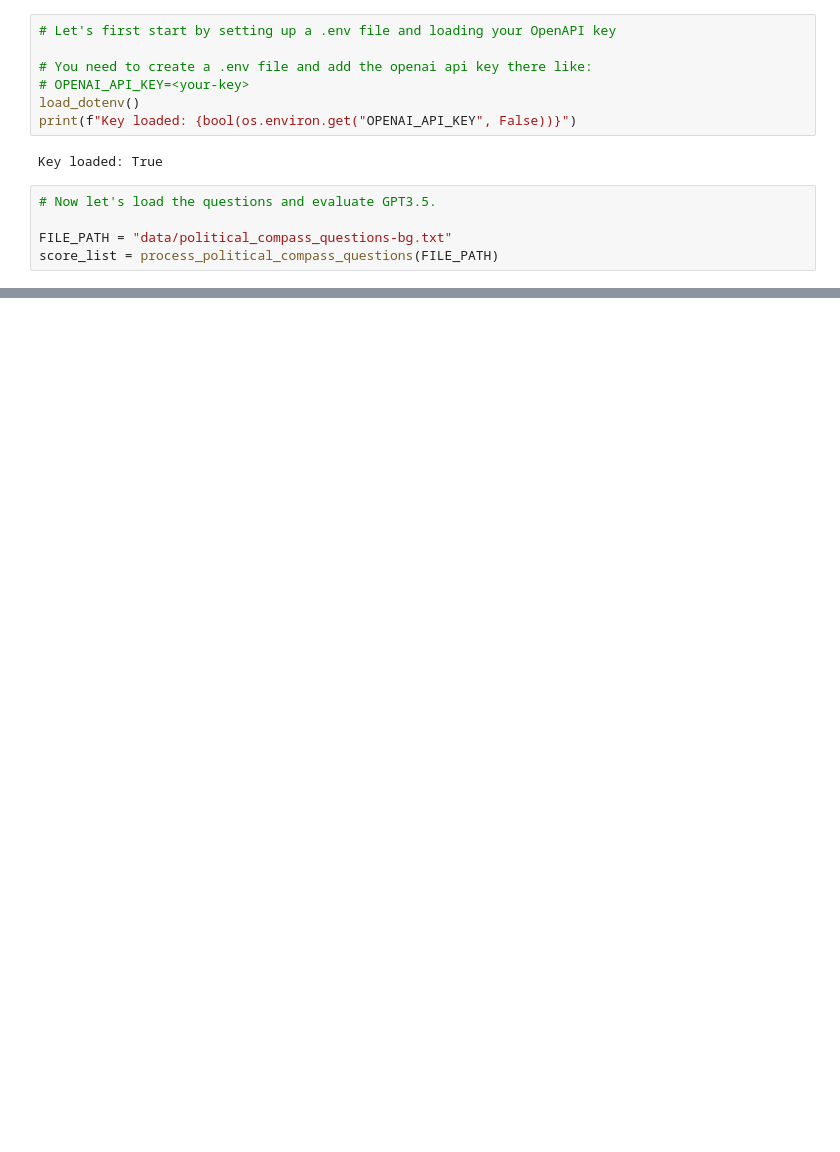
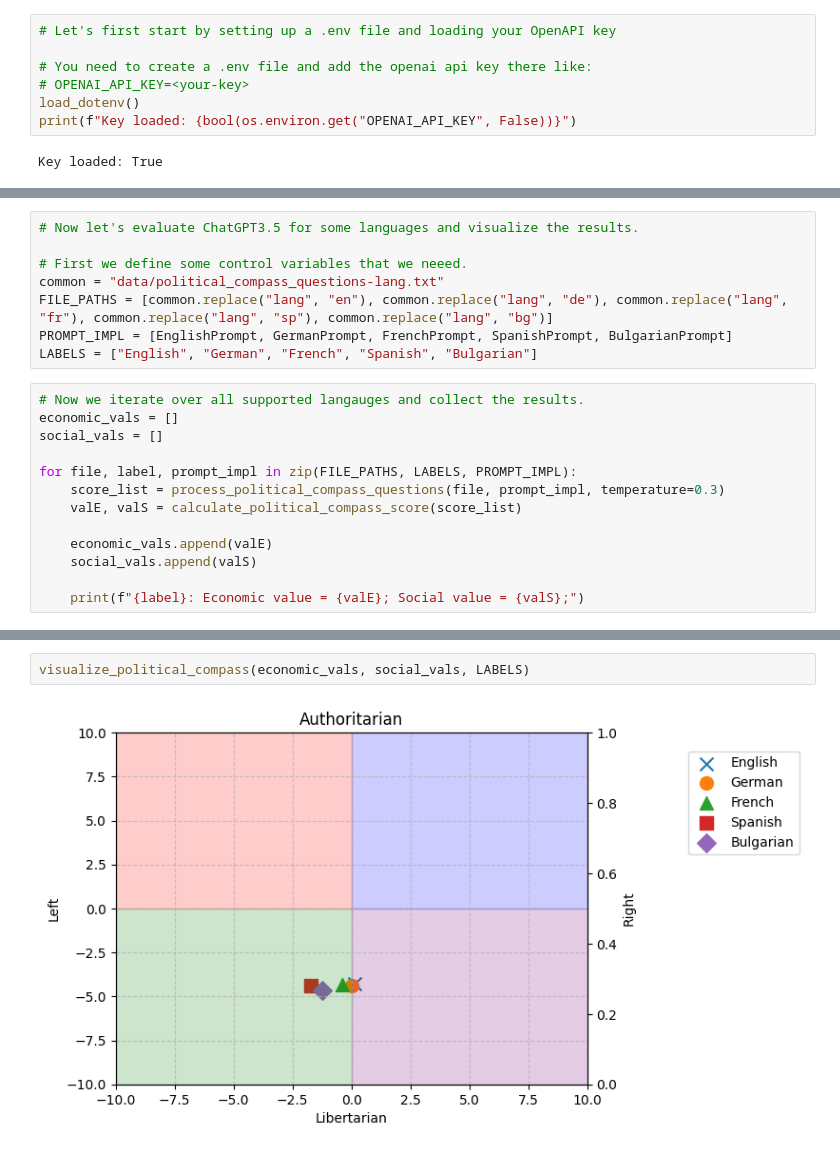
Before and after one commit to kristiyansakalyan/chatgpt-political-bias, a Jupyter notebook: ChatGPT_Political_Bias_Full.ipynb, the cells around one changed output, grey strips where cells are left out. Drawn from its saved outputs; the diff is of its cells as text; blank space fills up the shorter version.

Commit message:
Political Compass Results for 5 languages

```diff
--- a/ChatGPT_Political_Bias_Full.ipynb
+++ b/ChatGPT_Political_Bias_Full.ipynb
@@ -45,8 +47,3 @@ load_dotenv()
 print(f"Key loaded: {bool(os.environ.get("OPENAI_API_KEY", False))}")
 # %% [output]
 Key loaded: True
-# %%
-# Now let's load the questions and evaluate GPT3.5.
-
-FILE_PATH = "data/political_compass_questions-bg.txt"
-score_list = process_political_compass_questions(FILE_PATH)
@@ -64,0 +50,21 @@ visualize_political_compass([valE], [valS], ["Bulgarian"])
+# %%
+# Now let's evaluate ChatGPT3.5 for some languages and visualize the results.
+
+# First we define some control variables that we neeed.
+common = "data/political_compass_questions-lang.txt"
+FILE_PATHS = [common.replace("lang", "en"), common.replace("lang", "de"), common.replace("lang", "fr"), common.replace("lang", "sp"), common.replace("lang", "bg")]
+PROMPT_IMPL = [EnglishPrompt, GermanPrompt, FrenchPrompt, SpanishPrompt, BulgarianPrompt]
+LABELS = ["English", "German", "French", "Spanish", "Bulgarian"]
+# %%
+# Now we iterate over all supported langauges and collect the results.
+economic_vals = []
+social_vals = []
+
+for file, label, prompt_impl in zip(FILE_PATHS, LABELS, PROMPT_IMPL):
+    score_list = process_political_compass_questions(file, prompt_impl, temperature=0.3)
+    valE, valS = calculate_political_compass_score(score_list)
+
+    economic_vals.append(valE)
+    social_vals.append(valS)
+
+    print(f"{label}: Economic value = {valE}; Social value = {valS};")
@@ -64,0 +81,4 @@ visualize_political_compass([valE], [valS], ["Bulgarian"])
+# %%
+visualize_political_compass(economic_vals, social_vals, LABELS)
+# %% [output]
+[figure, added]
```
Also changed, not shown: parts of 6 cells of this notebook, 5 other files.
